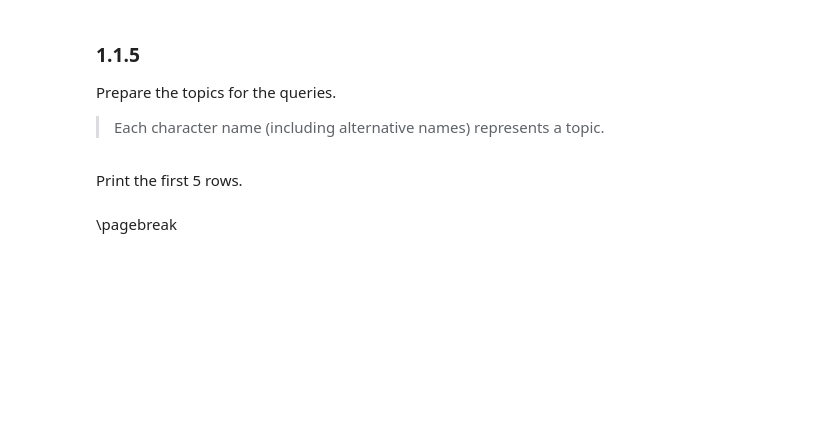
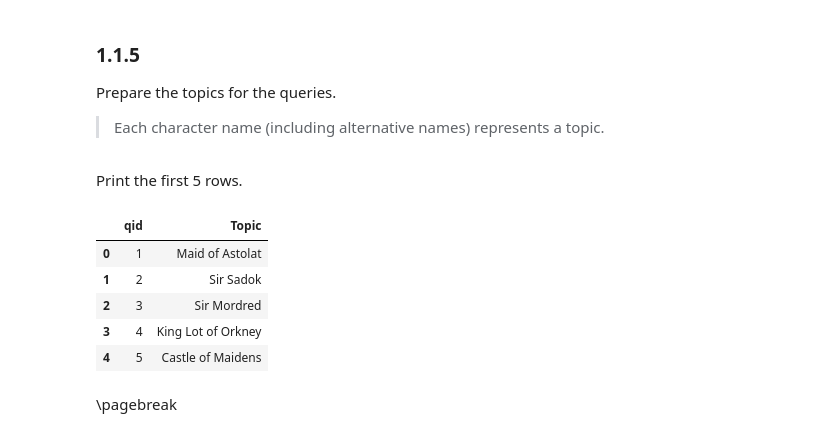
Before and after one commit to Ciambelle-Ciociare/ADM_Homework_1, a Jupyter notebook: DMT2023_HW1.ipynb, the cells around one changed output. Drawn from its saved outputs; the diff is of its cells as text; code cells hidden in the pictures; blank space fills up the shorter version.

```diff
--- a/DMT2023_HW1.ipynb
+++ b/DMT2023_HW1.ipynb
@@ -144,8 +158,8 @@ def parse_html(soup):
 # %%
 #YOUR CODE STARTS HERE#
 #Extract all the chapters' titles and texts from the two volumes
-#titles_1, texts_1 = parse_html(vol1)
-#titles_2, texts_2 = parse_html(vol2)
+titles_1, texts_1 = parse_html(vol1)
+titles_2, texts_2 = parse_html(vol2)
 
 
 
@@ -156,6 +170,7 @@ book_2 = pd.DataFrame(texts_2, index = titles_2, columns =[ 'text'])
 book = pd.concat([book_1,book_2])
 book = book.reset_index().rename(columns= {'index':'titles'})
 
+book.insert(0, "qdoc", range(1, book.shape[0] + 1, True))
 
 
 #YOUR CODE ENDS HERE#
@@ -340,3 +345,34 @@ for i in  disambiguate_to.values():
+# %%
+#YOUR CODE STARTS HERE#
+q_id = range(1,len(characters) + 1)
+topics = pd.DataFrame({'qid': q_id ,'Topic': list(characters)})
+
+for x in disambiguate_to.keys():
+  topics.loc[topics['Topic'] == x , 'qid'] = int(topics.loc[topics['Topic'] == disambiguate_to[x] , 'qid'])
+
+
+
+
+
+
+
+
+
+
+
+
+
+
+
+
+
+
+
+
+
+
+#YOUR CODE ENDS HERE#
+#THIS IS LINE 30#
 # %% [markdown]
 Print the first 5 rows.
 
@@ -344,14 +380,19 @@ Print the first 5 rows.
 # %%
 #YOUR CODE STARTS HERE#
 
-
-
-
+topics.head(5)
 
 
 
 #YOUR CODE ENDS HERE#
 #THIS IS LINE 10#
+# %% [output]
+|  | qid | Topic |
+| 0 | 1 | Maid of Astolat |
+| 1 | 2 | Sir Sadok |
+| 2 | 3 | Sir Mordred |
+| 3 | 4 | King Lot of Orkney |
+| 4 | 5 | Castle of Maidens |
 # %% [markdown]
 <div style="page-break-after: always; visibility: hidden">
 \pagebreak
```
Also changed, not shown: parts of 8 cells of this notebook.
